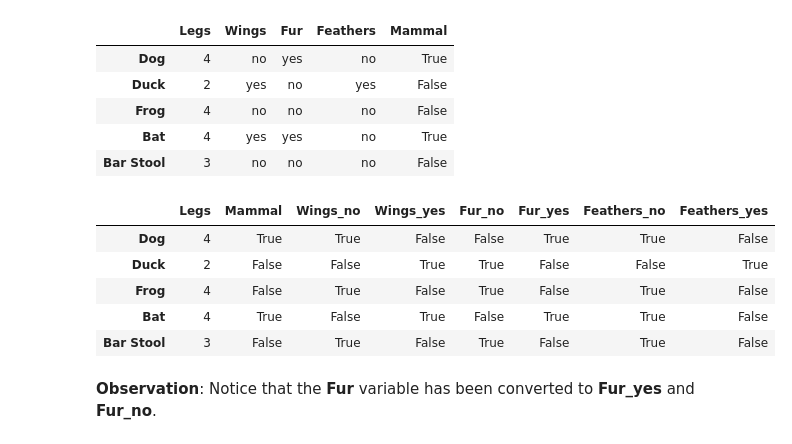
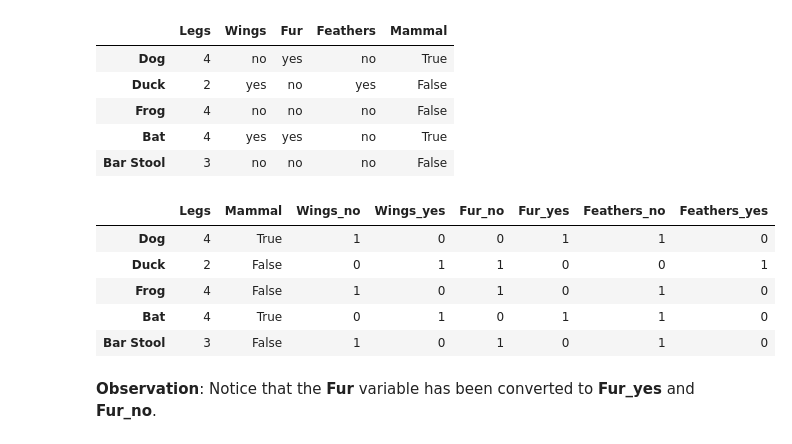
Before and after one commit to lutzhamel/CSC310, a Jupyter notebook: notes/08-data-manipulation-pandas.ipynb, the cells around one changed output. Saved outputs shown, nothing was run; the diff lists cells and outputs as text; code cells hidden in the pictures.

```diff
--- a/notes/08-data-manipulation-pandas.ipynb
+++ b/notes/08-data-manipulation-pandas.ipynb
@@ -249,15 +249,15 @@ mammal_df
 | Bat | 4 | yes | yes | no | True |
 | Bar Stool | 3 | no | no | no | False |
 # %%
-df_dummies1 = pd.get_dummies(mammal_df)
+df_dummies1 = pd.get_dummies(mammal_df,dtype='int64')
 df_dummies1
 # %% [output]
 |  | Legs | Mammal | Wings_no | Wings_yes | Fur_no | Fur_yes | Feathers_no | Feathers_yes |
-| Dog | 4 | True | True | False | False | True | True | False |
-| Duck | 2 | False | False | True | True | False | False | True |
-| Frog | 4 | False | True | False | True | False | True | False |
-| Bat | 4 | True | False | True | False | True | True | False |
-| Bar Stool | 3 | False | True | False | True | False | True | False |
+| Dog | 4 | True | 1 | 0 | 0 | 1 | 1 | 0 |
+| Duck | 2 | False | 0 | 1 | 1 | 0 | 0 | 1 |
+| Frog | 4 | False | 1 | 0 | 1 | 0 | 1 | 0 |
+| Bat | 4 | True | 0 | 1 | 0 | 1 | 1 | 0 |
+| Bar Stool | 3 | False | 1 | 0 | 1 | 0 | 1 | 0 |
 # %% [markdown]
 **Observation**:  Notice that the **Fur** variable has been converted to **Fur_yes** and **Fur_no**.
 # %% [markdown]
```
Also changed, not shown: parts of 5 cells of this notebook, 2 other files.
